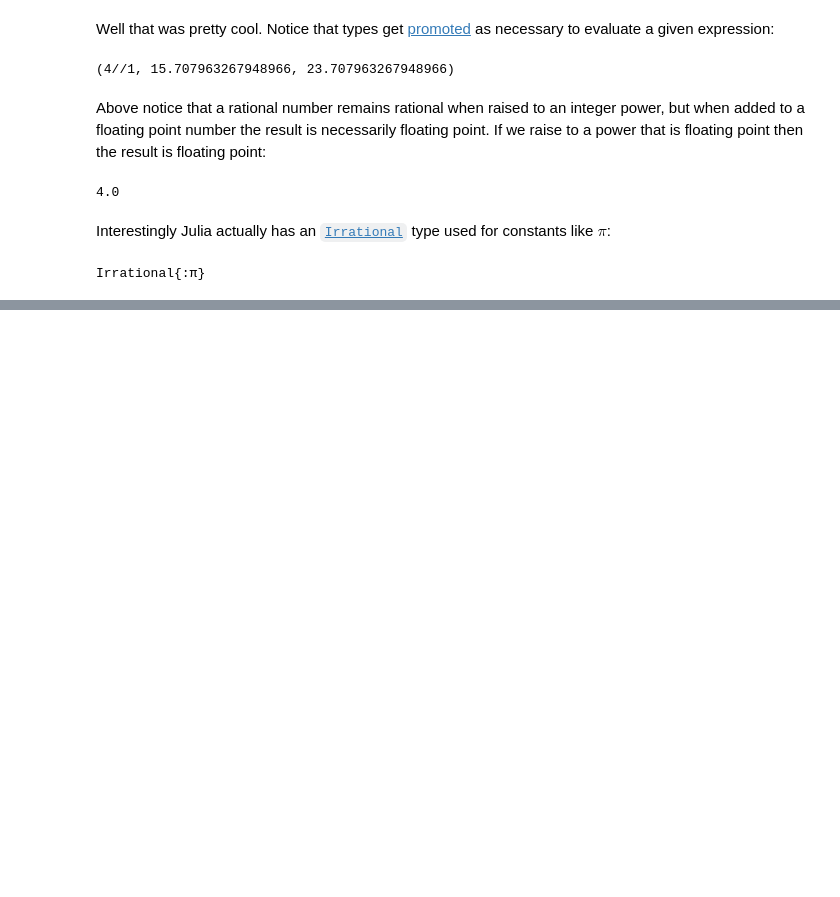
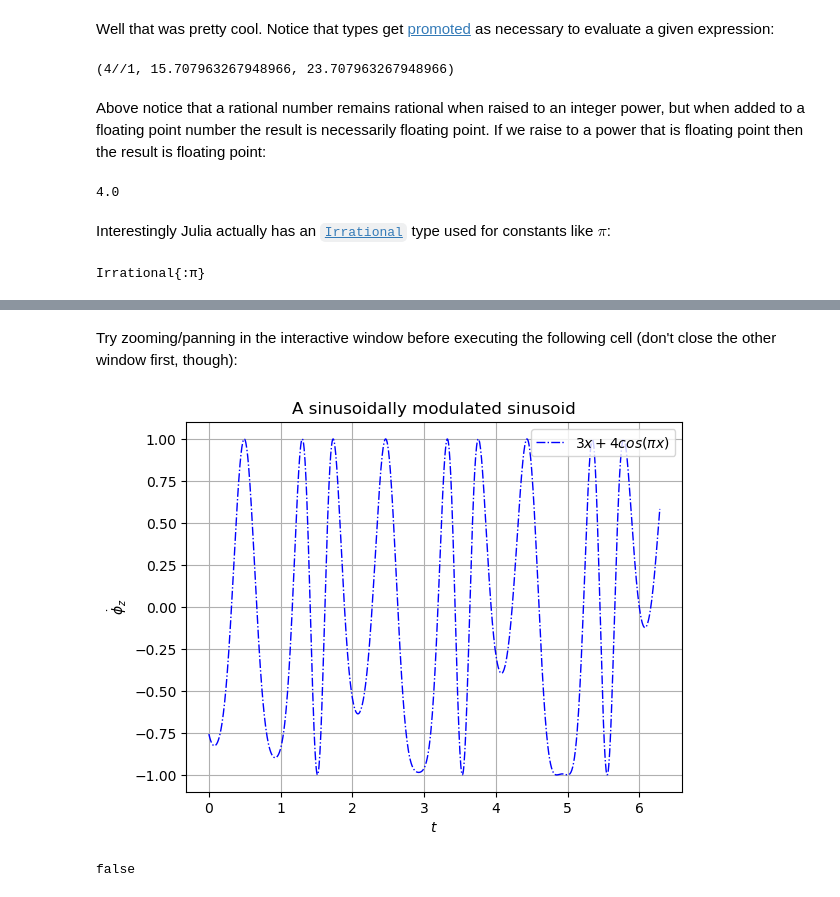
Before and after one commit to pbouffard/matlabtojulia, a Jupyter notebook: MATLAB to Julia Examples.ipynb, the cells around one changed output, grey strips where cells are left out. Cells and saved outputs as stored; diff of their text form; code cells hidden in the pictures; blank space fills up the shorter version.

```diff
--- a/MATLAB to Julia Examples.ipynb
+++ b/MATLAB to Julia Examples.ipynb
@@ -132,0 +149,8 @@ ylabel(L"$\phi$");
+# %% [markdown]
+Try zooming/panning in the interactive window before executing the following cell (don't close the other window first, though):
+# %%
+display(gcf()) # "pastes" the view from the interactive external window
+pygui(false) # closes the external plotting window
+# %% [output]
+[figure, added]
+false
```
Also changed, not shown: parts of 5 cells of this notebook.
